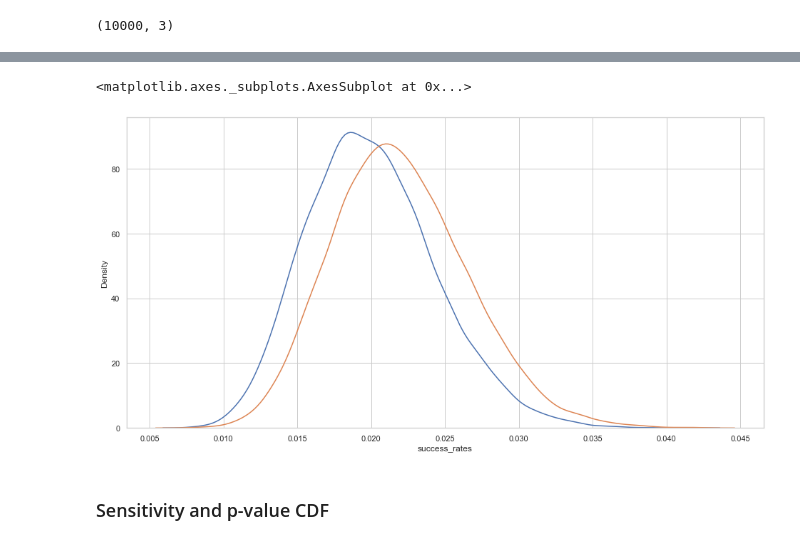
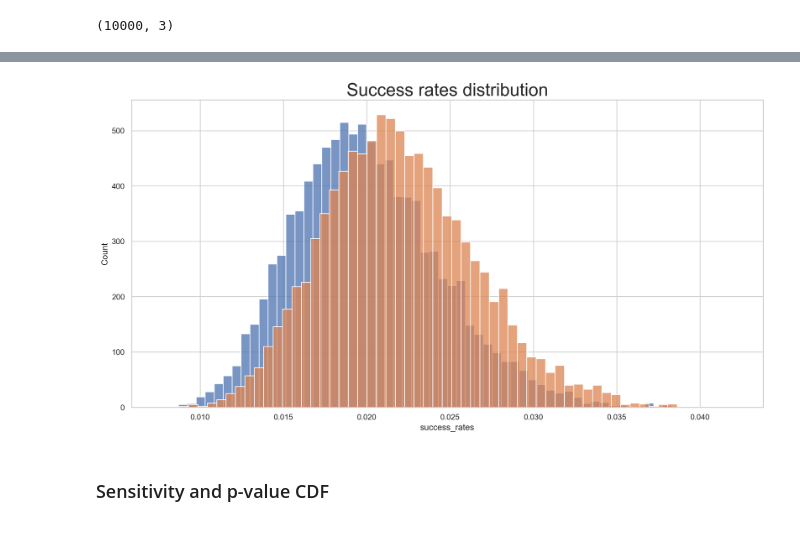
Before and after one commit to prampampam/stattests, a Jupyter notebook: notebooks/A-B Test Practical Lesson.ipynb, the cells around one changed output, grey strips where cells are left out. Cells and saved outputs as stored; diff of their text form; code cells hidden in the pictures.

```diff
--- a/notebooks/A-B Test Practical Lesson.ipynb
+++ b/notebooks/A-B Test Practical Lesson.ipynb
@@ -91 +83,4 @@ We will fix FPR to 5% and compare the powers of a vast variety of tests given th
+# %%
+figsize = (16, 8)
+dpi = 200
 # %% [markdown]
@@ -99,6 +94,3 @@ N = 5000
 [scipy.stats.norm](https://docs.scipy.org/doc/scipy/reference/generated/scipy.stats.norm.html#scipy.stats.norm)
 # %%
 views = np.exp(scipy.stats.norm(1, skew).rvs(N)).astype(int) + 1
-# %%
-matplotlib.style.use('seaborn-whitegrid')
-pd.Series(views).value_counts().iloc[0:20].plot(kind='bar', figsize=(16, 8))
@@ -245,10 +254,15 @@ max        150.000000
 Name: clicks, dtype: float64
 # %%
-sns.distplot(df_control.success_rates, hist=False, label="Control")
-sns.distplot(df_treatment.success_rates, hist=False, label="Treatment")
+sns.set_style("whitegrid")
+fig, ax = plt.subplots(figsize=figsize, dpi=dpi)
+
+sns.histplot(df_control.success_rates, ax=ax)
+sns.histplot(df_treatment.success_rates, ax=ax)
+
+ax.set_title('Success rates distribution')
+ax.title.set_size(25)
 # %% [output]
-<matplotlib.axes._subplots.AxesSubplot at 0x...>
-[figure, old version]
+[figure, new version]
 # %% [markdown]
 ### Sensitivity and p-value CDF
 # %% [markdown]
```
Also changed, not shown: parts of 115 cells of this notebook, 4 other files.
